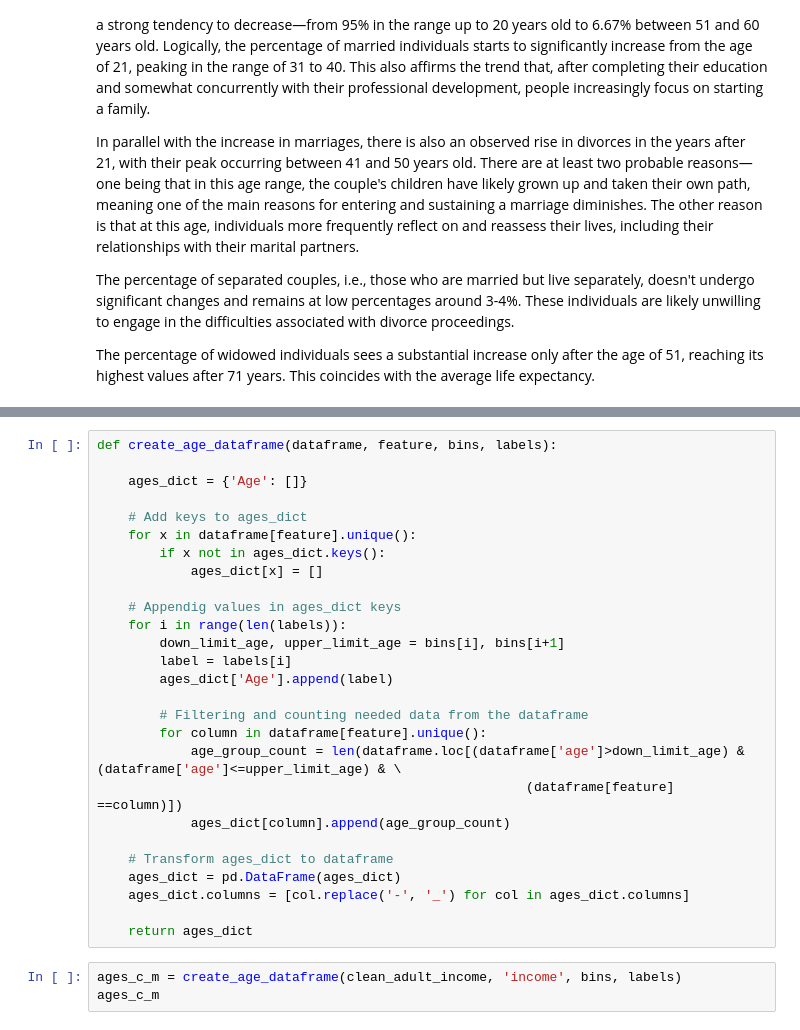
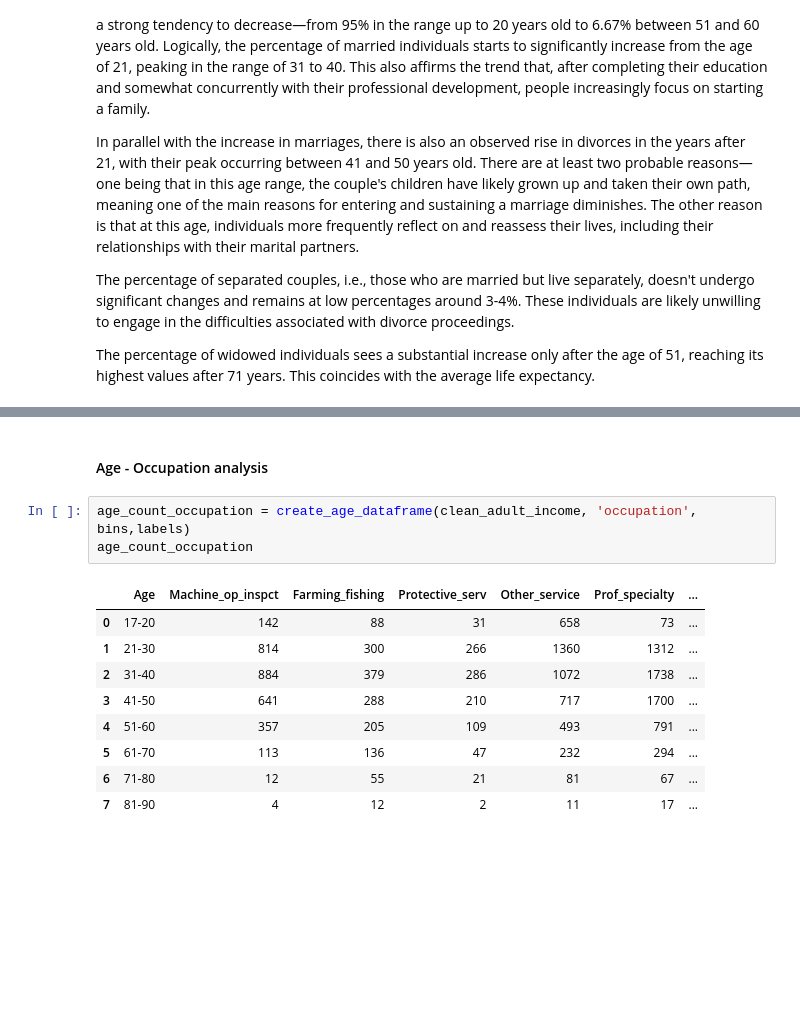
Before and after one commit to Kiril-Lazarov/Artificial-Intelligence, a Jupyter notebook: My Projects/Adult-Income Dataset.ipynb, the cells around one changed output, grey strips where cells are left out. Saved outputs shown, nothing was run; the diff lists cells and outputs as text; blank space fills up the shorter version.

```diff
--- a/My Projects/Adult-Income Dataset.ipynb
+++ b/My Projects/Adult-Income Dataset.ipynb
@@ -615,30 +594,15 @@ ages_count_marital
-# %%
-def create_age_dataframe(dataframe, feature, bins, labels):
-
-    ages_dict = {'Age': []}
-
-    # Add keys to ages_dict
-    for x in dataframe[feature].unique():
-        if x not in ages_dict.keys():
-            ages_dict[x] = []
-
-    # Appendig values in ages_dict keys
-    for i in range(len(labels)):
-        down_limit_age, upper_limit_age = bins[i], bins[i+1]
-        label = labels[i]
-        ages_dict['Age'].append(label)
-
-        # Filtering and counting needed data from the dataframe
-        for column in dataframe[feature].unique():
-            age_group_count = len(dataframe.loc[(dataframe['age']>down_limit_age) & (dataframe['age']<=upper_limit_age) & \
-                                                       (dataframe[feature] ==column)])
-            ages_dict[column].append(age_group_count)
-
-    # Transform ages_dict to dataframe
-    ages_dict = pd.DataFrame(ages_dict)
-    ages_dict.columns = [col.replace('-', '_') for col in ages_dict.columns]
-
-    return ages_dict
-# %%
-ages_c_m = create_age_dataframe(clean_adult_income, 'income', bins, labels)
-ages_c_m
+# %% [markdown]
+#### Age - Occupation analysis
+# %%
+age_count_occupation = create_age_dataframe(clean_adult_income, 'occupation', bins,labels)
+age_count_occupation
+# %% [output]
+|  | Age | Machine_op_inspct | Farming_fishing | Protective_serv | Other_service | Prof_specialty | ... |
+| 0 | 17-20 | 142 | 88 | 31 | 658 | 73 | ... |
+| 1 | 21-30 | 814 | 300 | 266 | 1360 | 1312 | ... |
+| 2 | 31-40 | 884 | 379 | 286 | 1072 | 1738 | ... |
+| 3 | 41-50 | 641 | 288 | 210 | 717 | 1700 | ... |
+| 4 | 51-60 | 357 | 205 | 109 | 493 | 791 | ... |
+| 5 | 61-70 | 113 | 136 | 47 | 232 | 294 | ... |
+| 6 | 71-80 | 12 | 55 | 21 | 81 | 67 | ... |
+| 7 | 81-90 | 4 | 12 | 2 | 11 | 17 | ... |
```
Also changed, not shown: parts of 4 cells of this notebook.
